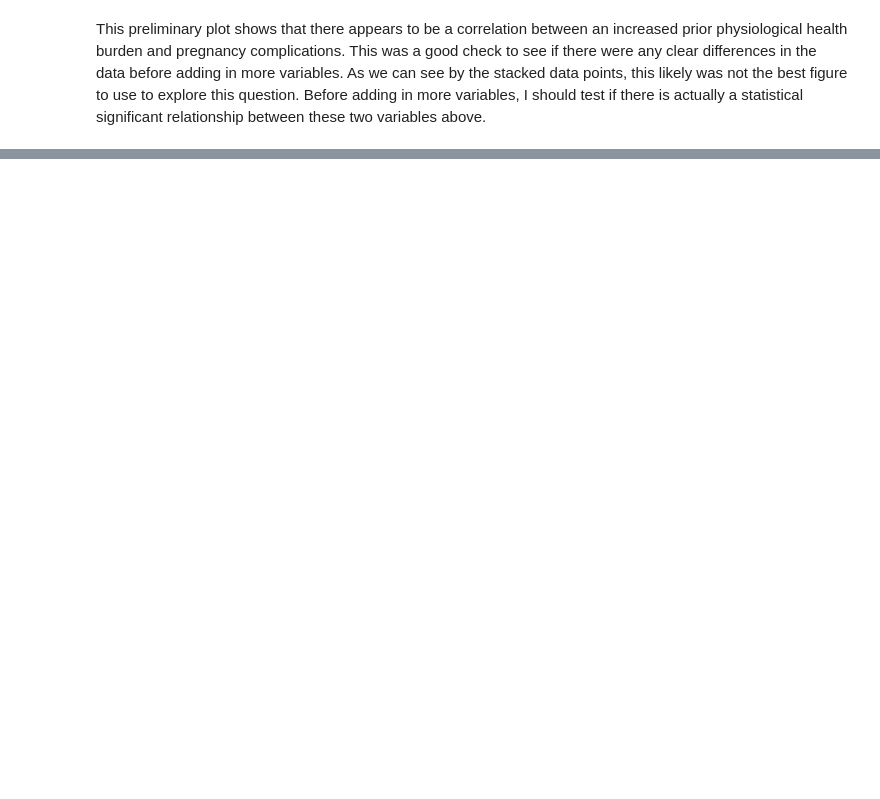
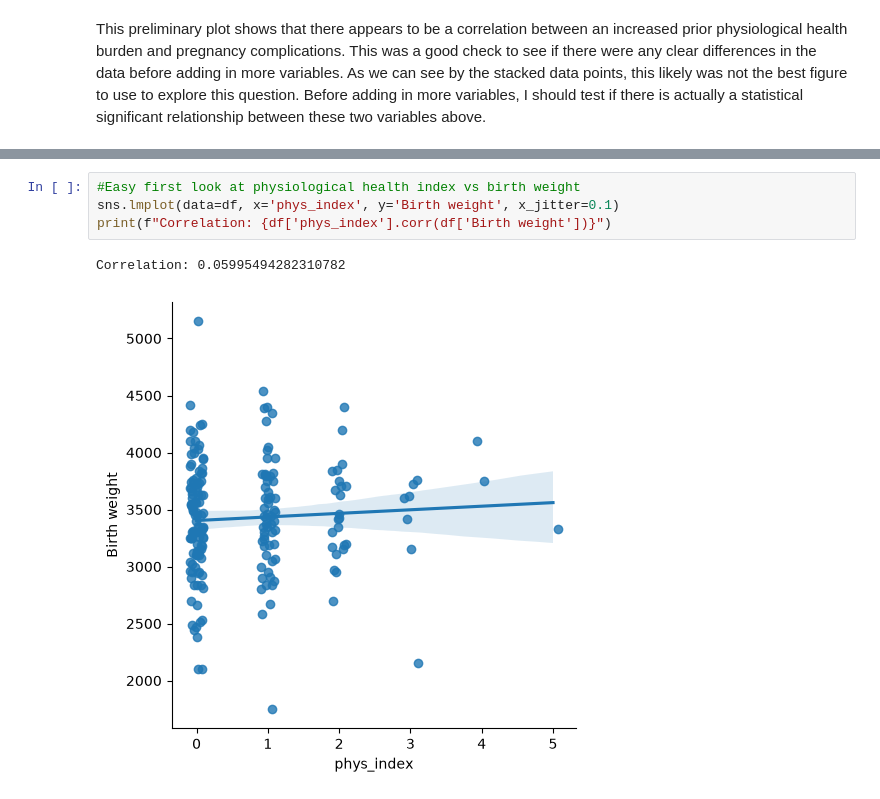
Before and after one commit to vgemoetsjohnson-sketch/FDS2-F26-FinalProject-Group2, a Jupyter notebook: q1_anna.ipynb, the cells around one changed output, grey strips where cells are left out. Cells and saved outputs as stored; diff of their text form; blank space fills up the shorter version.

```diff
--- a/q1_anna.ipynb
+++ b/q1_anna.ipynb
@@ -174,0 +232,7 @@ This preliminary plot shows that there appears to be a correlation between an in
+# %%
+#Easy first look at physiological health index vs birth weight
+sns.lmplot(data=df, x='phys_index', y='Birth weight', x_jitter=0.1)
+print(f"Correlation: {df['phys_index'].corr(df['Birth weight'])}")
+# %% [output]
+Correlation: 0.05995494282310782
+[figure, added]
```
Also changed, not shown: parts of 14 cells of this notebook, 1 other file.
